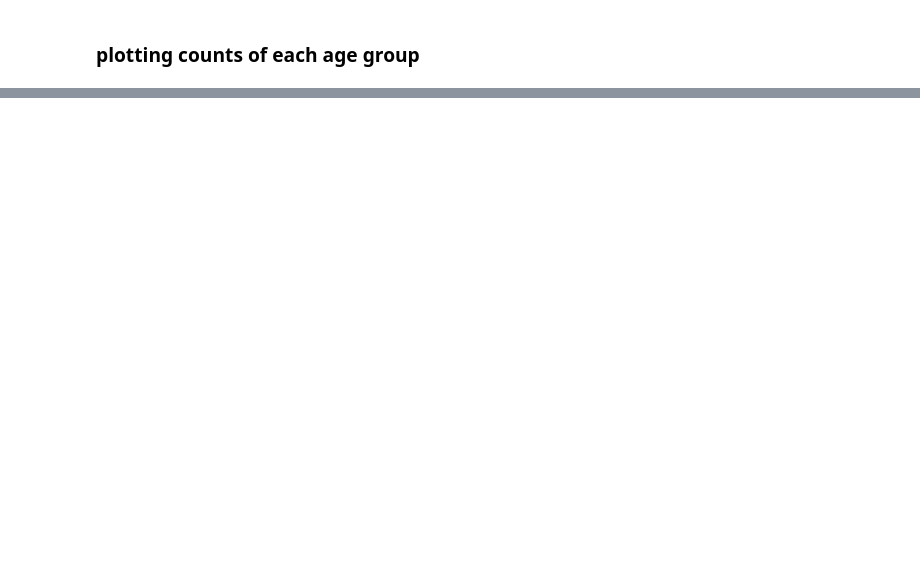
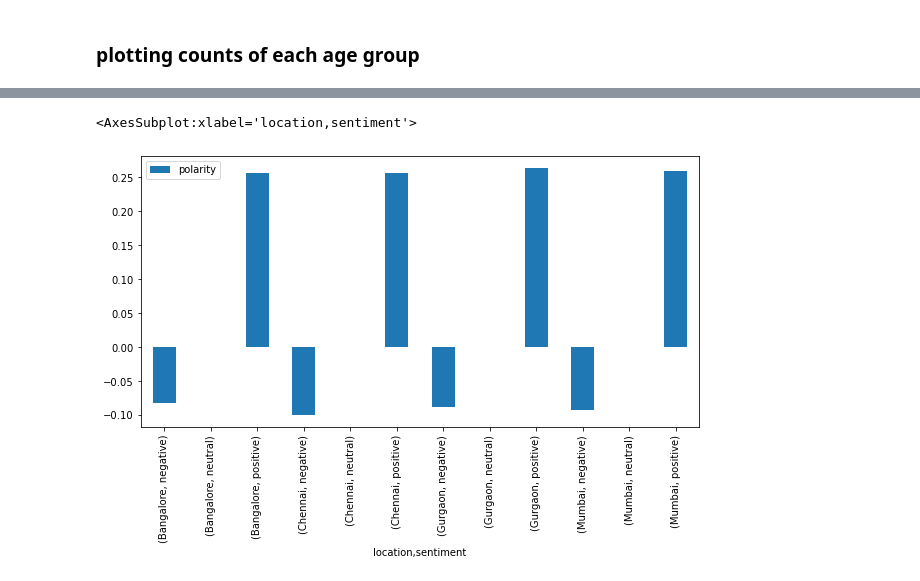
Before and after one commit to lalit-kumr/text_mining_nlp, a Jupyter notebook: nlp_women_clothing_ecommerce10-sep-21-7-00-pm.ipynb, the cells around one changed output, grey strips where cells are left out. Cells and saved outputs as stored; diff of their text form; code cells hidden in the pictures; blank space fills up the shorter version.

```diff
--- a/nlp_women_clothing_ecommerce10-sep-21-7-00-pm.ipynb
+++ b/nlp_women_clothing_ecommerce10-sep-21-7-00-pm.ipynb
@@ -142,0 +210,5 @@ df
+# %%
+df[['location','sentiment','polarity']].groupby(by=['location','sentiment']).mean().plot(kind='bar',figsize=(10,5))
+# %% [output]
+<AxesSubplot:xlabel='location,sentiment'>
+[figure, added]
```
Also changed, not shown: parts of 55 cells of this notebook.
